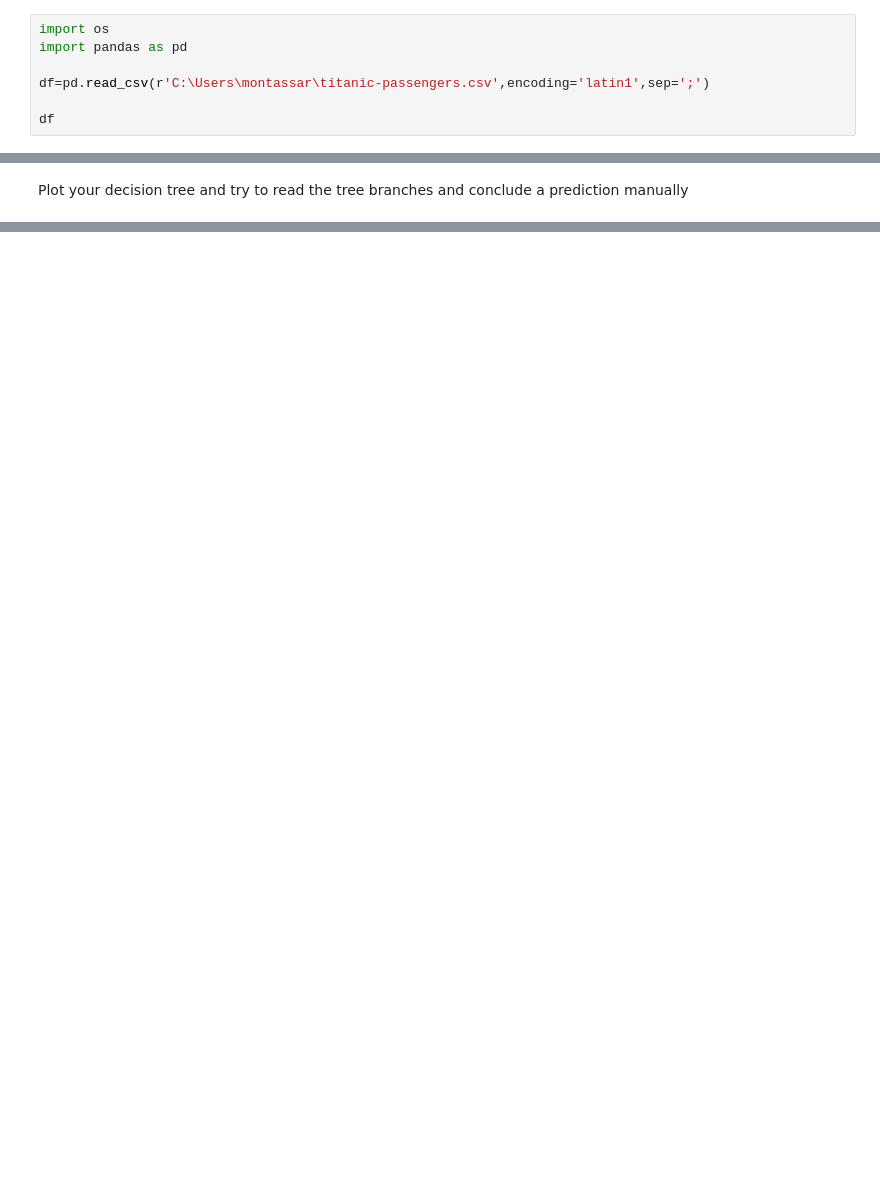
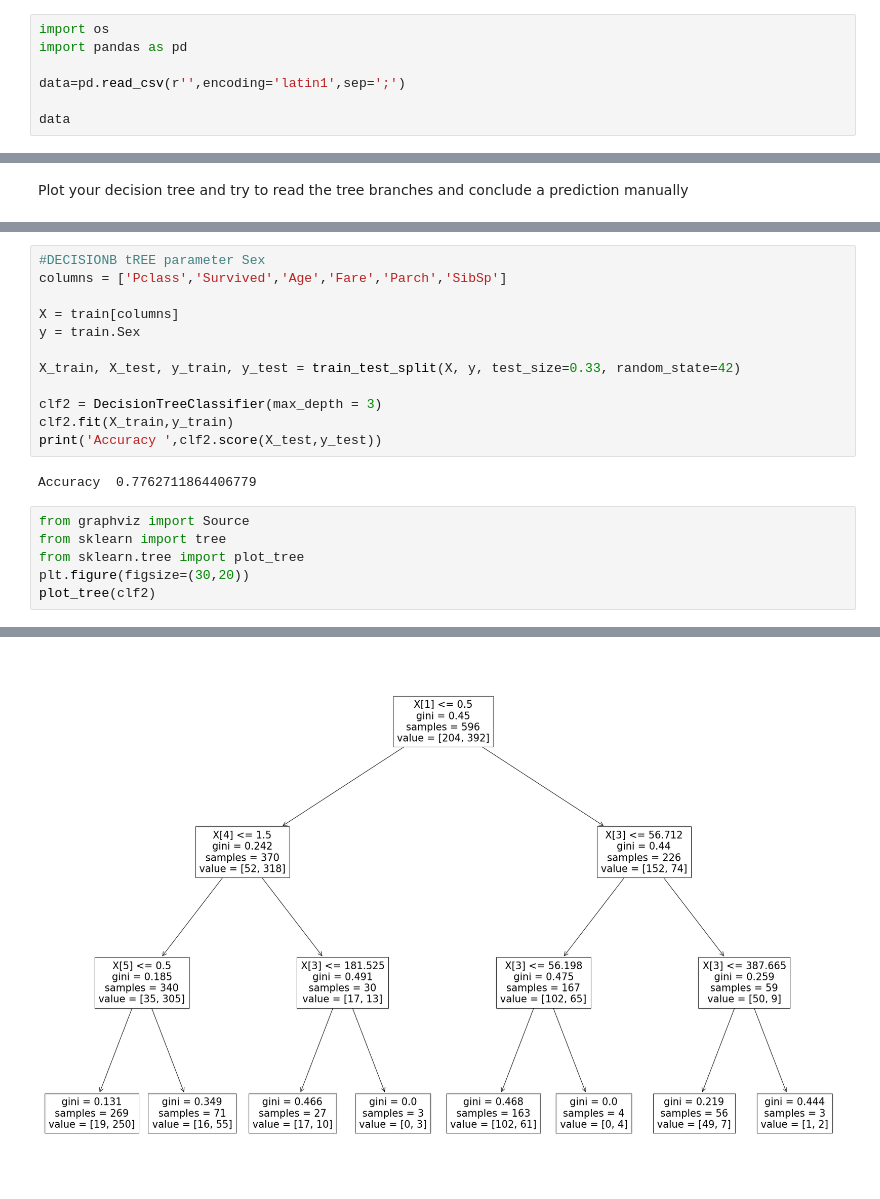
Before and after one commit to abdallah12344/gomycode-, a Jupyter notebook: decision Trees and random Forest .ipynb, the cells around one changed output, grey strips where cells are left out. Drawn from its saved outputs; the diff is of its cells as text; blank space fills up the shorter version.

```diff
--- a/decision Trees and random Forest .ipynb
+++ b/decision Trees and random Forest .ipynb
@@ -2,9 +2,9 @@
 import os
 import pandas as pd
 
-df=pd.read_csv(r'C:\Users\montassar\titanic-passengers.csv',encoding='latin1',sep=';')
+data=pd.read_csv(r'',encoding='latin1',sep=';')
 
-df
+data
 # %% [output]
 |  | PassengerId | Survived | Pclass | Name | Sex | Age | SibSp | Parch | Ticket | Fare | ... |
 | 0 | 343 | No | 2 | Collander, Mr. Erik Gustaf | male | 28.0 | 0 | 0 | 248740 | 13.0000 | ... |
@@ -75,0 +94,21 @@ AttributeError: 'NoneType' object has no attribute 'info'
+# %%
+#DECISIONB tREE parameter Sex
+columns = ['Pclass','Survived','Age','Fare','Parch','SibSp']
+
+X = train[columns]
+y = train.Sex
+
+X_train, X_test, y_train, y_test = train_test_split(X, y, test_size=0.33, random_state=42)
+
+clf2 = DecisionTreeClassifier(max_depth = 3)
+clf2.fit(X_train,y_train)
+print('Accuracy ',clf2.score(X_test,y_test))
+# %% [output]
+Accuracy  0.7762711864406779
+# %%
+from graphviz import Source
+from sklearn import tree
+from sklearn.tree import plot_tree
+plt.figure(figsize=(30,20))
+plot_tree(clf2)
+# %% [output]
@@ -75,0 +130 @@ AttributeError: 'NoneType' object has no attribute 'info'
+[figure, added]
```
Also changed, not shown: parts of 16 cells of this notebook.
